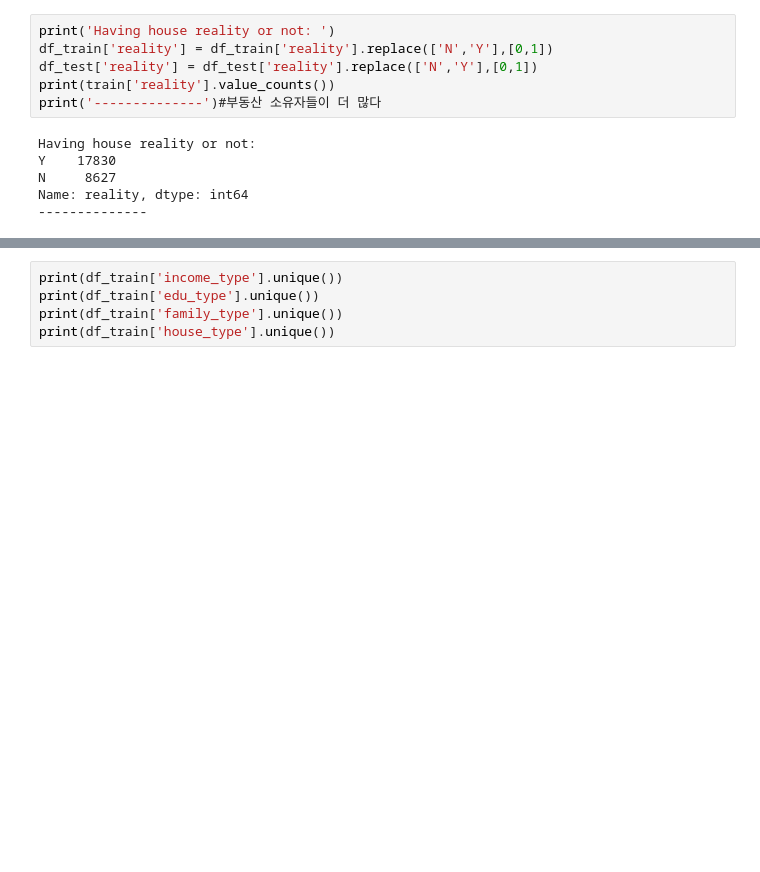
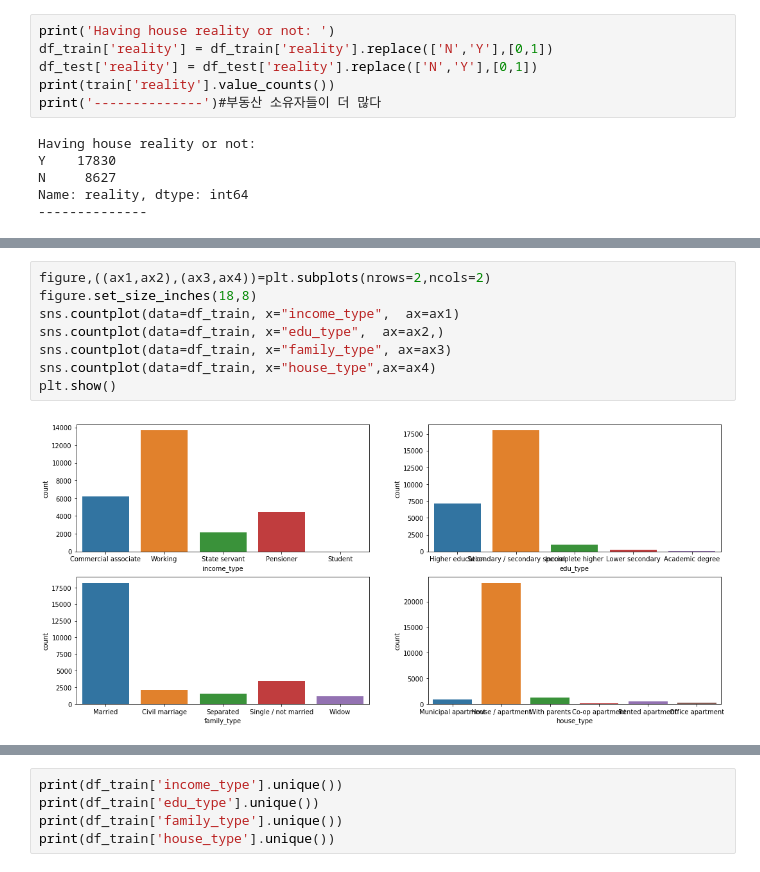
Before and after one commit to Ah-Hyeon0829/CreditGrade1, a Jupyter notebook: credit_card.ipynb, the cells around one changed output, grey strips where cells are left out. Saved outputs shown, nothing was run; the diff lists cells and outputs as text; blank space fills up the shorter version.

```diff
--- a/credit_card.ipynb
+++ b/credit_card.ipynb
@@ -672,0 +911,10 @@ for i in train[['income_type','edu_type','family_type','house_type']]:
+# %%
+figure,((ax1,ax2),(ax3,ax4))=plt.subplots(nrows=2,ncols=2)
+figure.set_size_inches(18,8)
+sns.countplot(data=df_train, x="income_type",  ax=ax1)
+sns.countplot(data=df_train, x="edu_type",  ax=ax2,)
+sns.countplot(data=df_train, x="family_type", ax=ax3)
+sns.countplot(data=df_train, x="house_type",ax=ax4)
+plt.show()
+# %% [output]
+[figure, added]
```
Also changed, not shown: parts of 76 cells of this notebook.
